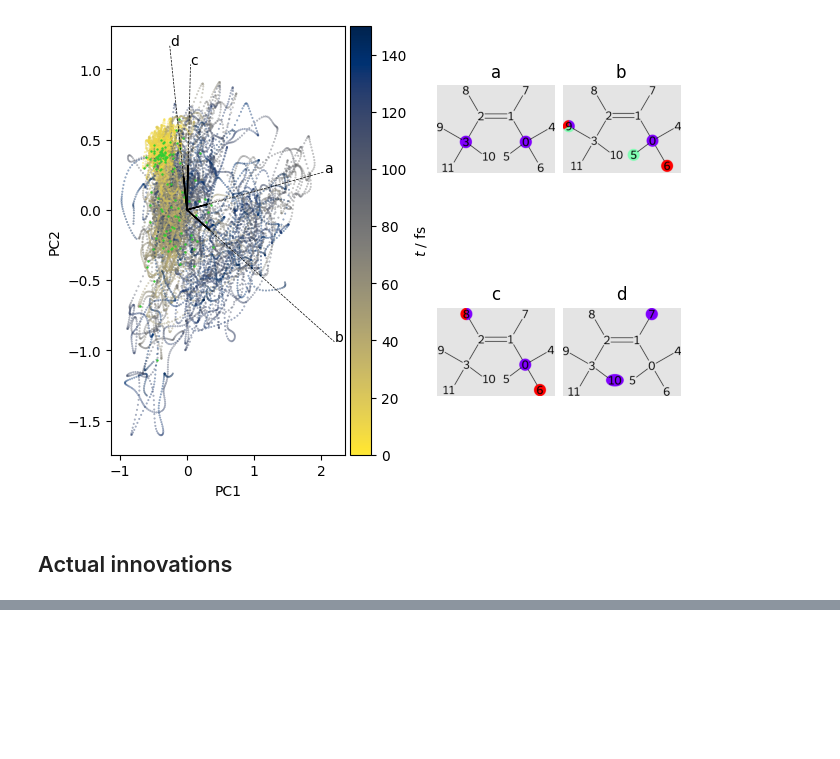
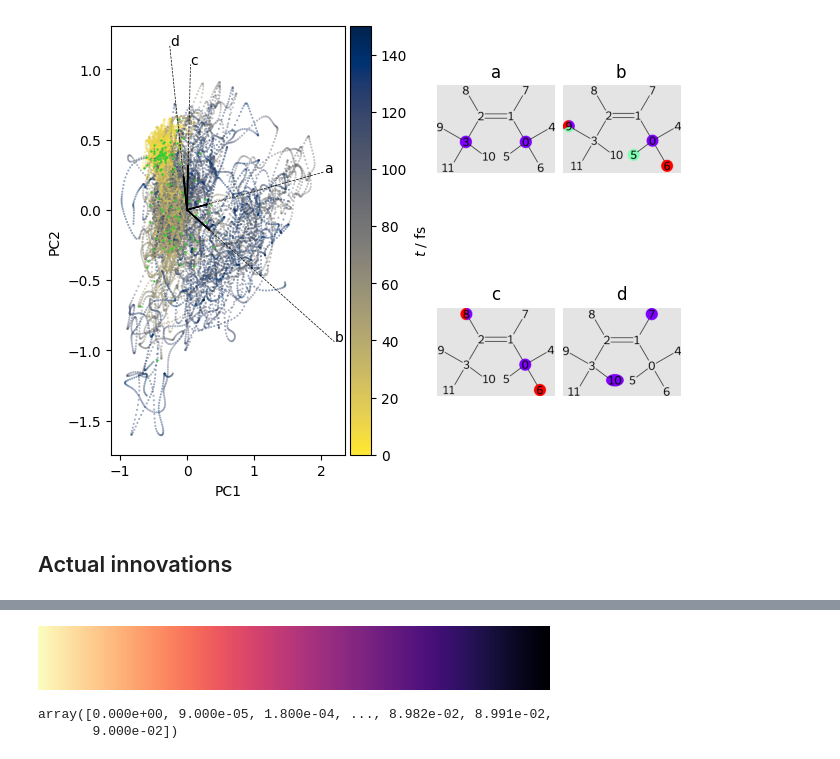
Before and after one commit to SHNITSEL/shnitsel-tools, a Jupyter notebook: tutorials/12_butene_pca.ipynb, the cells around one changed output, grey strips where cells are left out. Drawn from its saved outputs; the diff is of its cells as text; code cells hidden in the pictures; blank space fills up the shorter version.

```diff
--- a/tutorials/12_butene_pca.ipynb
+++ b/tutorials/12_butene_pca.ipynb
@@ -162,0 +189,15 @@ swept to 60°
+# %%
+def cmap_plot_rgb(cmap):
+    f, a = plt.subplots(1,1)
+    for i in range(3):
+        c=list('rgb')[i]
+        plt.plot(cmap[:,i], c=c, label=c)
+
+mpl.colormaps["magma_r"]
+# %% [output]
+[figure, added]
+# %%
+edges
+# %% [output]
+array([0.000e+00, 9.000e-05, 1.800e-04, ..., 8.982e-02, 8.991e-02,
+       9.000e-02])
```
Also changed, not shown: parts of 11 cells of this notebook.
